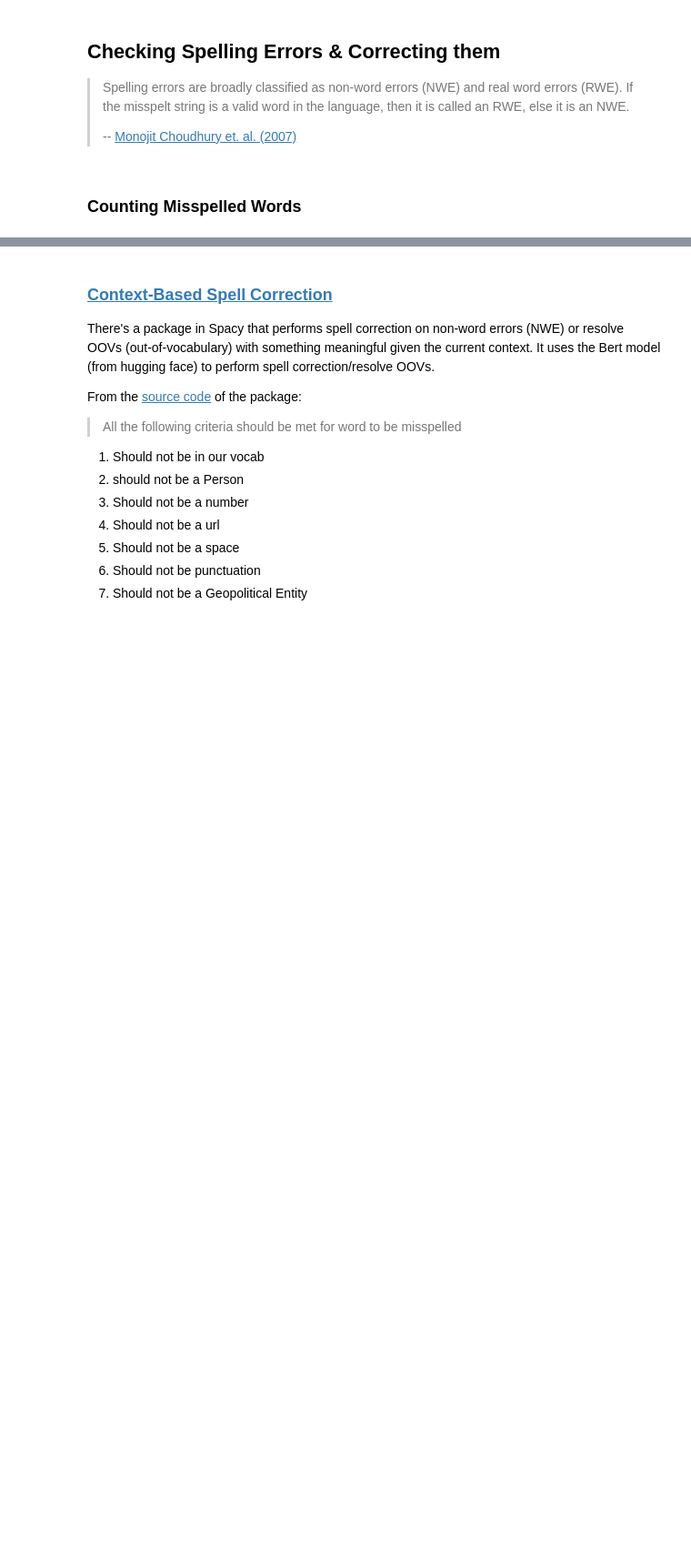
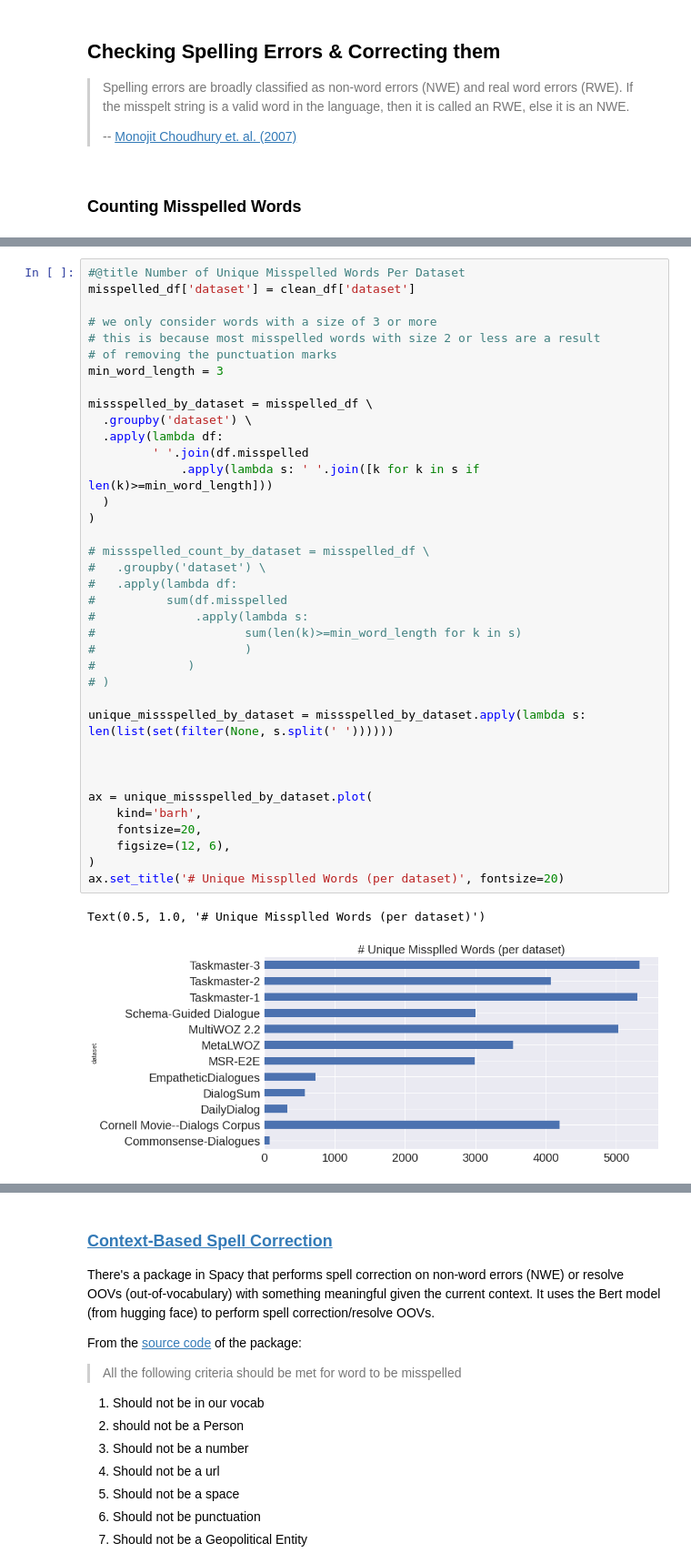
Before and after one commit to Mhmd-Hisham/Graduation-Project, a Jupyter notebook: DataEngineering/Notebooks/3- Preprocessing _ Spliting.ipynb, the cells around one changed output, grey strips where cells are left out. Shown at 91% size. Saved outputs shown, nothing was run; the diff lists cells and outputs as text; blank space fills up the shorter version.

```diff
--- a/DataEngineering/Notebooks/3- Preprocessing _ Spliting.ipynb
+++ b/DataEngineering/Notebooks/3- Preprocessing _ Spliting.ipynb
@@ -665,0 +700,40 @@ Found '0     ' occurrences of '_'
+# %%
+#@title Number of Unique Misspelled Words Per Dataset
+misspelled_df['dataset'] = clean_df['dataset']
+
+# we only consider words with a size of 3 or more
+# this is because most misspelled words with size 2 or less are a result
+# of removing the punctuation marks
+min_word_length = 3
+
+missspelled_by_dataset = misspelled_df \
+  .groupby('dataset') \
+  .apply(lambda df:
+         ' '.join(df.misspelled
+             .apply(lambda s: ' '.join([k for k in s if len(k)>=min_word_length]))
+  )
+)
+
+# missspelled_count_by_dataset = misspelled_df \
+#   .groupby('dataset') \
+#   .apply(lambda df:
+#          sum(df.misspelled
+#              .apply(lambda s:
+#                     sum(len(k)>=min_word_length for k in s)
+#                     )
+#             )
+# )
+
+unique_missspelled_by_dataset = missspelled_by_dataset.apply(lambda s: len(list(set(filter(None, s.split(' '))))))
+
+
+
+ax = unique_missspelled_by_dataset.plot(
+    kind='barh',
+    fontsize=20,
+    figsize=(12, 6),
+)
+ax.set_title('# Unique Missplled Words (per dataset)', fontsize=20)
+# %% [output]
+Text(0.5, 1.0, '# Unique Missplled Words (per dataset)')
+[figure, added]
```
Also changed, not shown: parts of 19 cells of this notebook.
